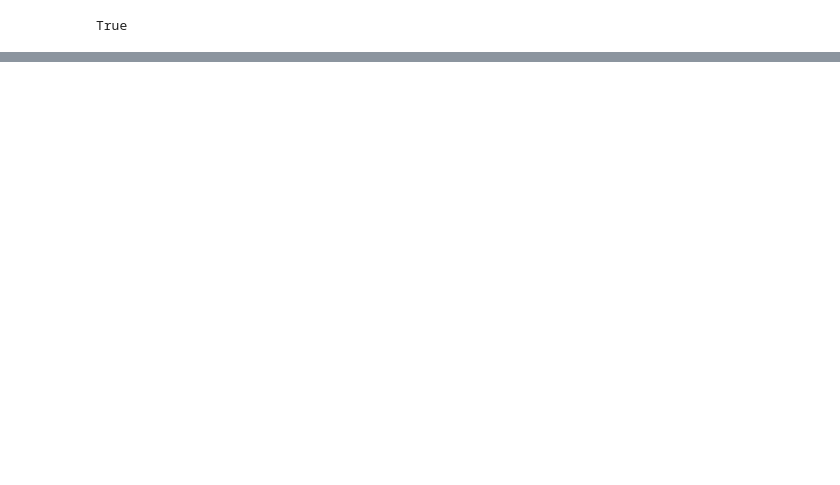
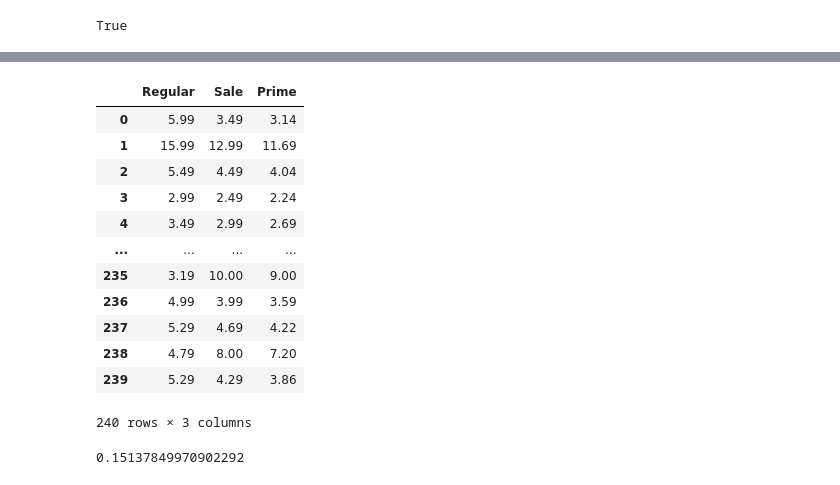
Before and after one commit to dubincorey/whole-foods-sale-scraper, a Jupyter notebook: scrape.ipynb, the cells around one changed output, grey strips where cells are left out. Saved outputs shown, nothing was run; the diff lists cells and outputs as text; code cells hidden in the pictures; blank space fills up the shorter version.

Commit message:
add changes to adjust for multi-item discounts

```diff
--- a/scrape.ipynb
+++ b/scrape.ipynb
@@ -169,0 +206,16 @@ df
+# %%
+prices = df[['Regular', 'Sale', 'Prime']]
+# %% [output]
+|  | Regular | Sale | Prime |
+| 0 | 5.99 | 3.49 | 3.14 |
+| 1 | 15.99 | 12.99 | 11.69 |
+| 2 | 5.49 | 4.49 | 4.04 |
+| 3 | 2.99 | 2.49 | 2.24 |
+| 4 | 3.49 | 2.99 | 2.69 |
+| ... | ... | ... | ... |
+| 235 | 3.19 | 10.00 | 9.00 |
+| 236 | 4.99 | 3.99 | 3.59 |
+| 237 | 5.29 | 4.69 | 4.22 |
+| 238 | 4.79 | 8.00 | 7.20 |
+| 239 | 5.29 | 4.29 | 3.86 |
+240 rows × 3 columns
@@ -169,0 +230,4 @@ df
+# %%
+df['Prime_Discount'].mean()
+# %% [output]
+0.15137849970902292
```
Also changed, not shown: parts of 9 cells of this notebook.
